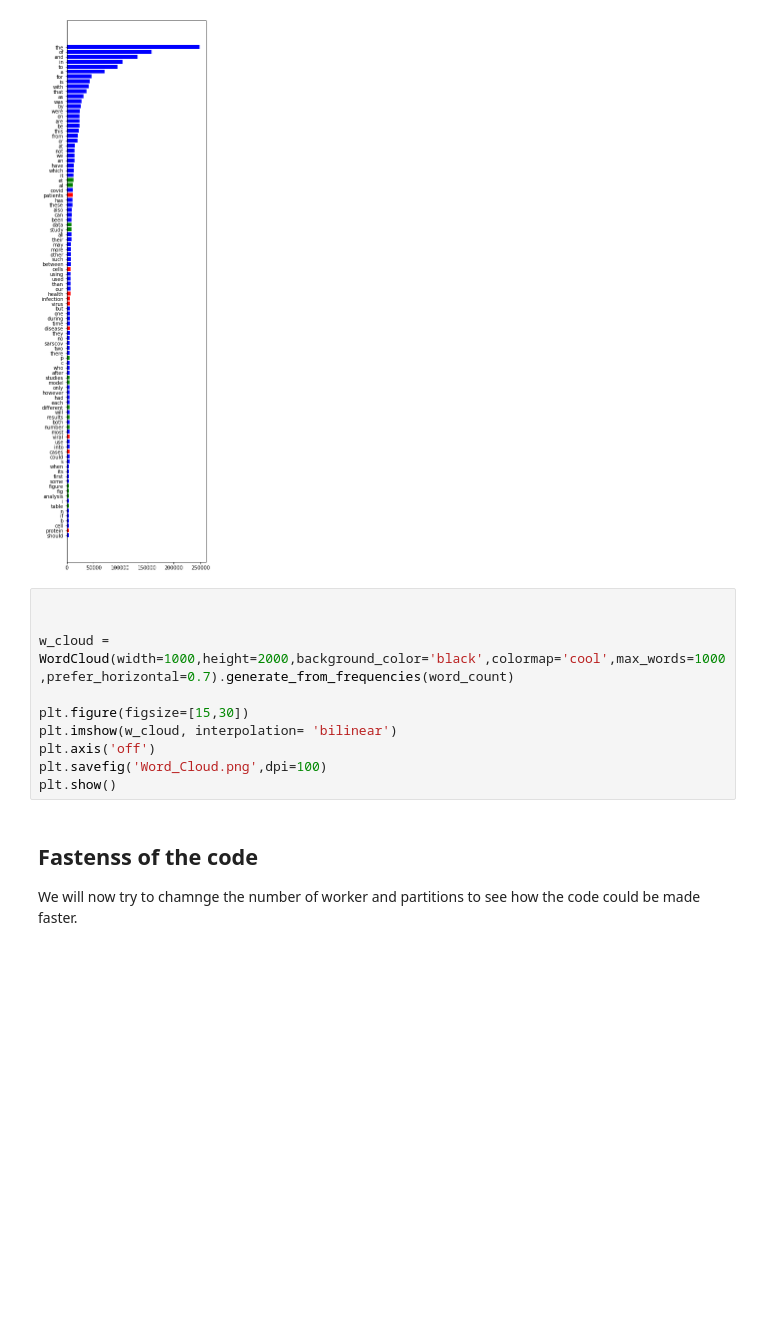
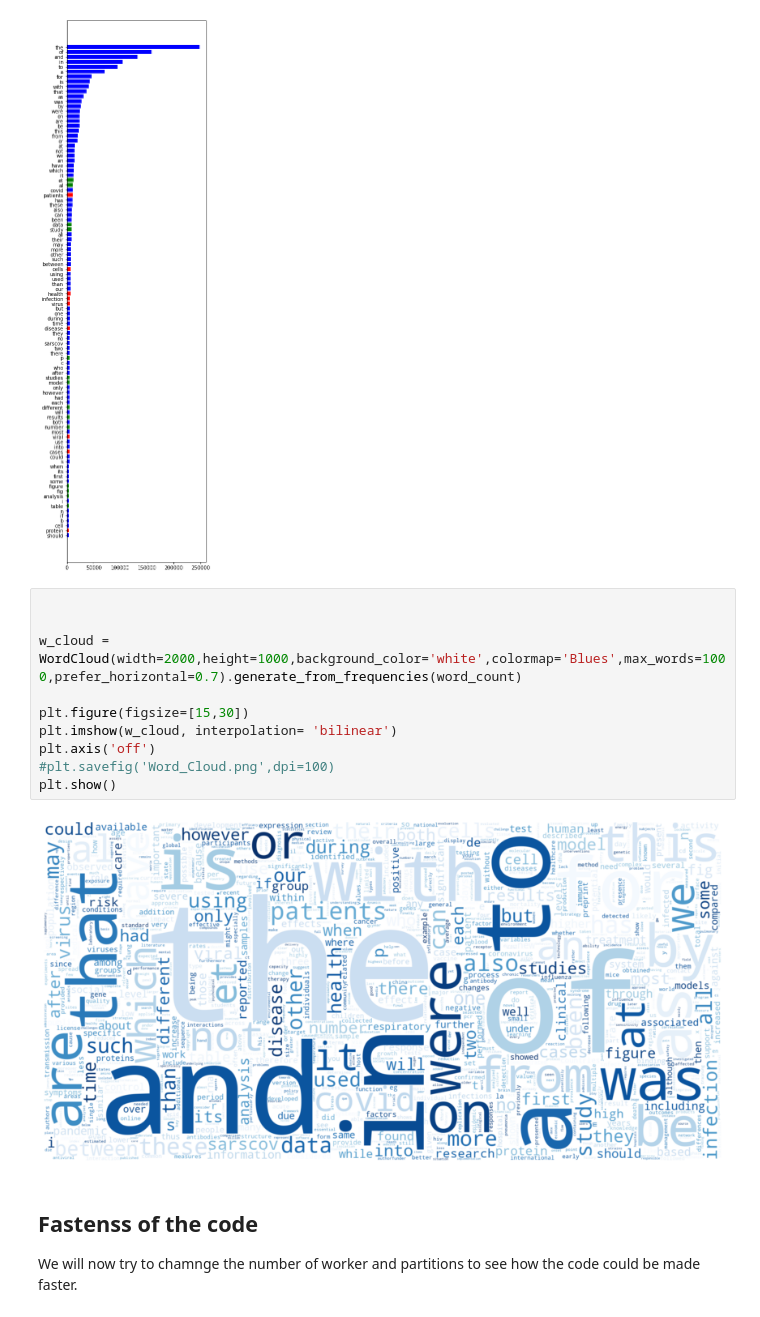
Before and after one commit to GhidoniR/Meta_Analysis_of_COVID_papers, a Jupyter notebook: COVID_project_notebook.ipynb, the cells around one changed output. Drawn from its saved outputs; the diff is of its cells as text; blank space fills up the shorter version.

```diff
--- a/COVID_project_notebook.ipynb
+++ b/COVID_project_notebook.ipynb
@@ -294,13 +294,15 @@ plt.show()
 # %%
 
 
-w_cloud = WordCloud(width=1000,height=2000,background_color='black',colormap='cool',max_words=1000,prefer_horizontal=0.7).generate_from_frequencies(word_count)
+w_cloud = WordCloud(width=2000,height=1000,background_color='white',colormap='Blues',max_words=1000,prefer_horizontal=0.7).generate_from_frequencies(word_count)
 
 plt.figure(figsize=[15,30])
 plt.imshow(w_cloud, interpolation= 'bilinear')
 plt.axis('off')
-plt.savefig('Word_Cloud.png',dpi=100)
+#plt.savefig('Word_Cloud.png',dpi=100)
 plt.show()
+# %% [output]
+[figure, added]
 # %% [markdown]
 ## Fastenss of the code
 We will now try to chamnge the number of worker and partitions to see how the code could be made faster.
```
